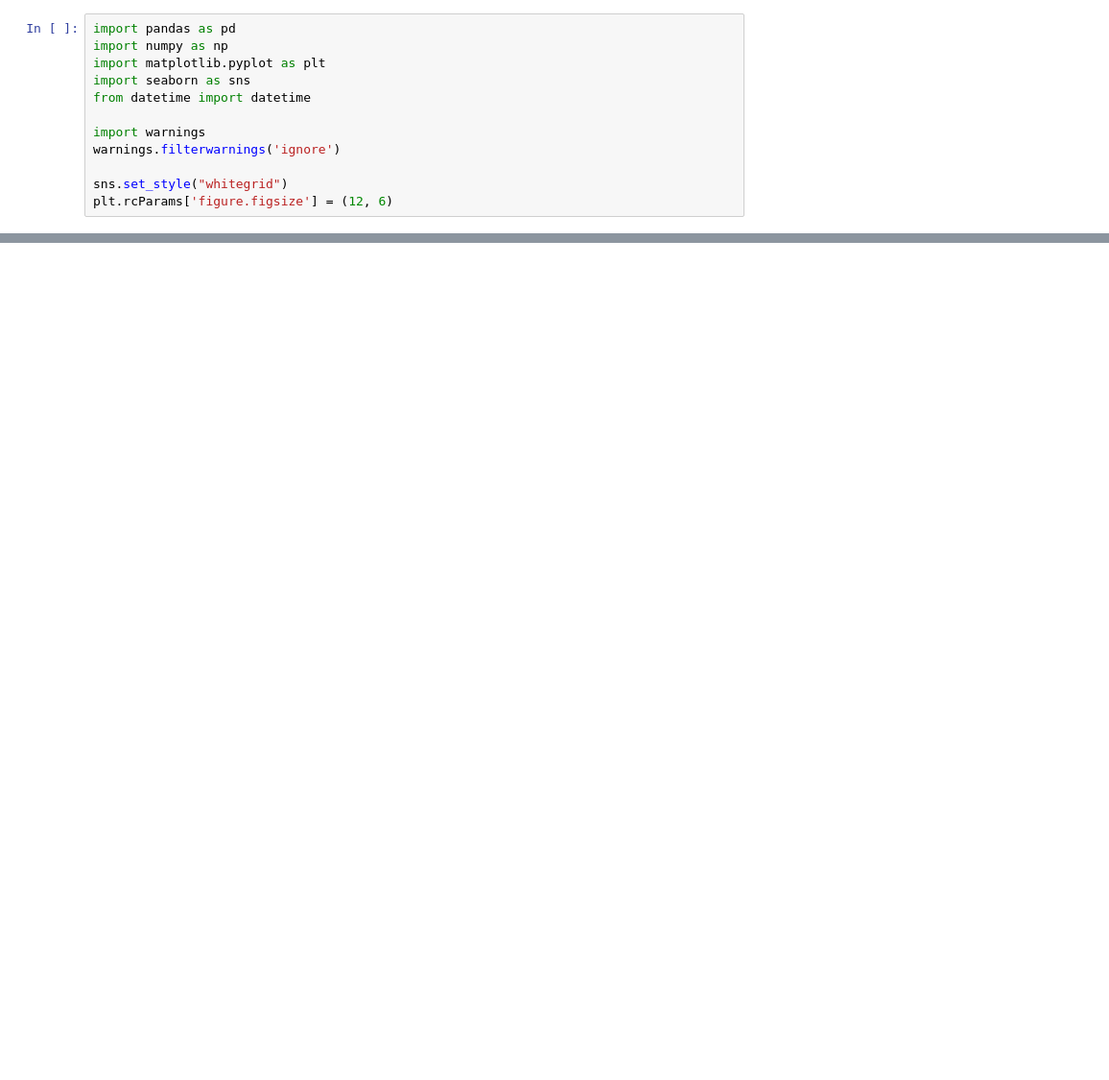
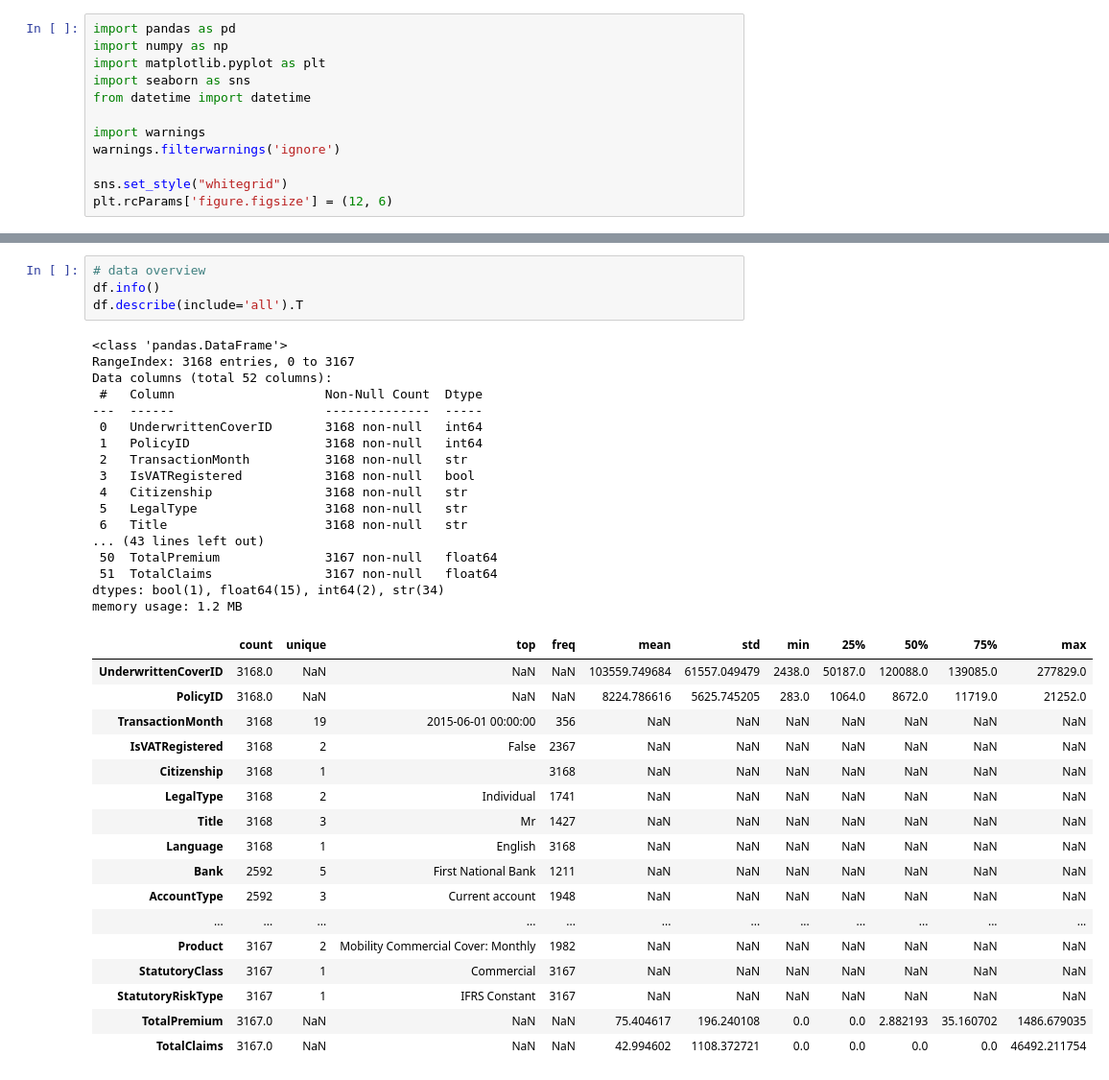
Before and after one commit to Sumeyahassen/insurance-risk-analytics, a Jupyter notebook: notebooks/01_eda.ipynb, the cells around one changed output, grey strips where cells are left out. Shown at 96% size. Saved outputs shown, nothing was run; the diff lists cells and outputs as text; blank space fills up the shorter version.

```diff
--- a/notebooks/01_eda.ipynb
+++ b/notebooks/01_eda.ipynb
@@ -28,0 +35,39 @@ Shape of dataset: (3168, 1)
+# %%
+# data overview
+df.info()
+df.describe(include='all').T
+# %% [output]
+<class 'pandas.DataFrame'>
+RangeIndex: 3168 entries, 0 to 3167
+Data columns (total 52 columns):
+ #   Column                    Non-Null Count  Dtype
+---  ------                    --------------  -----
+ 0   UnderwrittenCoverID       3168 non-null   int64
+ 1   PolicyID                  3168 non-null   int64
+ 2   TransactionMonth          3168 non-null   str
+ 3   IsVATRegistered           3168 non-null   bool
+ 4   Citizenship               3168 non-null   str
+ 5   LegalType                 3168 non-null   str
+ 6   Title                     3168 non-null   str
+... (43 lines left out)
+ 50  TotalPremium              3167 non-null   float64
+ 51  TotalClaims               3167 non-null   float64
+dtypes: bool(1), float64(15), int64(2), str(34)
+memory usage: 1.2 MB
+|  | count | unique | top | freq | mean | std | min | 25% | 50% | 75% | max |
+| UnderwrittenCoverID | 3168.0 | NaN | NaN | NaN | 103559.749684 | 61557.049479 | 2438.0 | 50187.0 | 120088.0 | 139085.0 | 277829.0 |
+| PolicyID | 3168.0 | NaN | NaN | NaN | 8224.786616 | 5625.745205 | 283.0 | 1064.0 | 8672.0 | 11719.0 | 21252.0 |
+| TransactionMonth | 3168 | 19 | 2015-06-01 00:00:00 | 356 | NaN | NaN | NaN | NaN | NaN | NaN | NaN |
+| IsVATRegistered | 3168 | 2 | False | 2367 | NaN | NaN | NaN | NaN | NaN | NaN | NaN |
+| Citizenship | 3168 | 1 |  | 3168 | NaN | NaN | NaN | NaN | NaN | NaN | NaN |
+| LegalType | 3168 | 2 | Individual | 1741 | NaN | NaN | NaN | NaN | NaN | NaN | NaN |
+| Title | 3168 | 3 | Mr | 1427 | NaN | NaN | NaN | NaN | NaN | NaN | NaN |
+| Language | 3168 | 1 | English | 3168 | NaN | NaN | NaN | NaN | NaN | NaN | NaN |
+| Bank | 2592 | 5 | First National Bank | 1211 | NaN | NaN | NaN | NaN | NaN | NaN | NaN |
+| AccountType | 2592 | 3 | Current account | 1948 | NaN | NaN | NaN | NaN | NaN | NaN | NaN |
+| ... | ... | ... | ... | ... | ... | ... | ... | ... | ... | ... | ... |
+| Product | 3167 | 2 | Mobility Commercial Cover: Monthly | 1982 | NaN | NaN | NaN | NaN | NaN | NaN | NaN |
+| StatutoryClass | 3167 | 1 | Commercial | 3167 | NaN | NaN | NaN | NaN | NaN | NaN | NaN |
+| StatutoryRiskType | 3167 | 1 | IFRS Constant | 3167 | NaN | NaN | NaN | NaN | NaN | NaN | NaN |
+| TotalPremium | 3167.0 | NaN | NaN | NaN | 75.404617 | 196.240108 | 0.0 | 0.0 | 2.882193 | 35.160702 | 1486.679035 |
+| TotalClaims | 3167.0 | NaN | NaN | NaN | 42.994602 | 1108.372721 | 0.0 | 0.0 | 0.0 | 0.0 | 46492.211754 |
```
Also changed, not shown: parts of 1 cell of this notebook.
